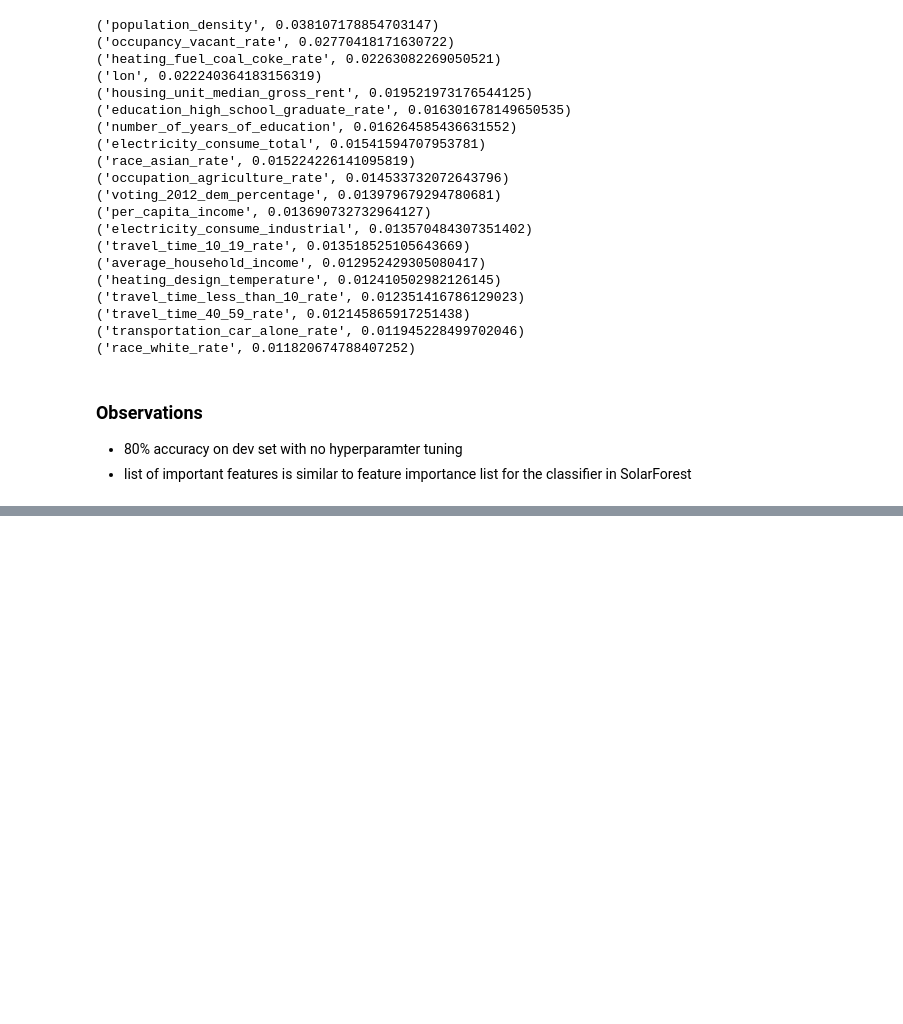
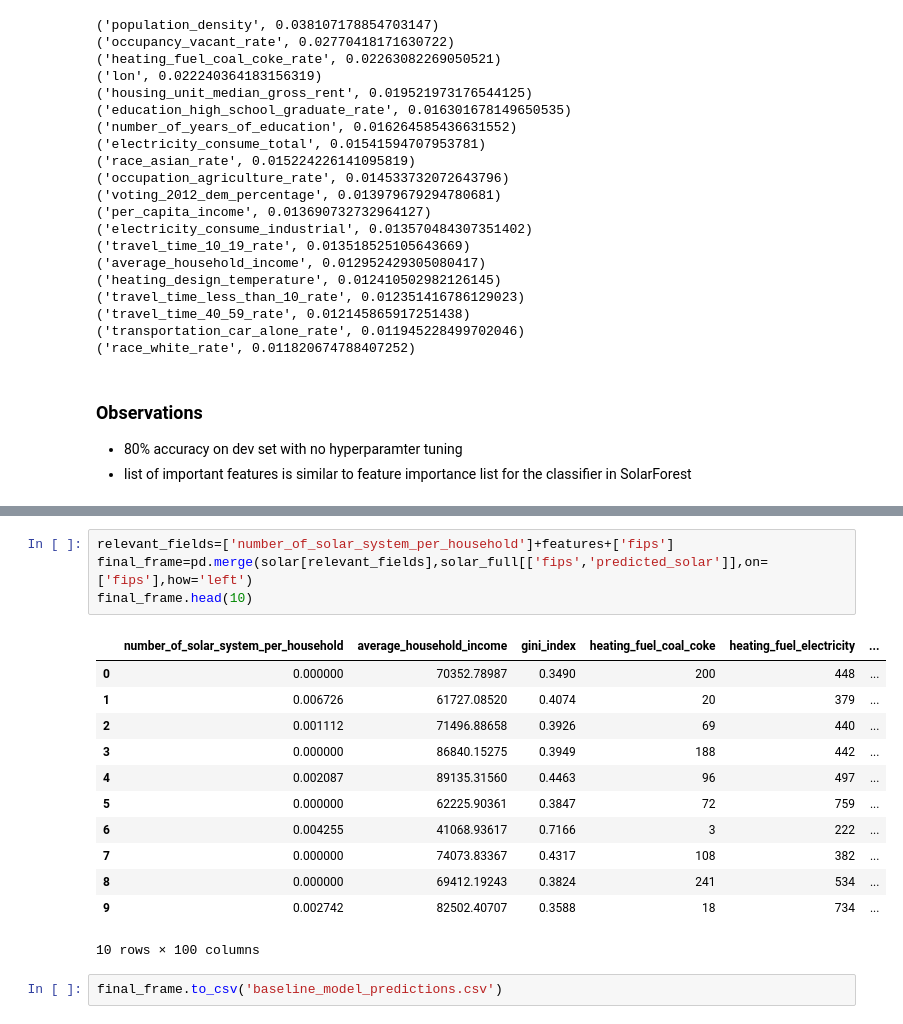
Before and after one commit to daxaurora/capstone_solarpanels, a Jupyter notebook: Modeling/Prediction Models - Noah.ipynb, the cells around one changed output, grey strips where cells are left out. Cells and saved outputs as stored; diff of their text form; blank space fills up the shorter version.

```diff
--- a/Modeling/Prediction Models - Noah.ipynb
+++ b/Modeling/Prediction Models - Noah.ipynb
@@ -117,0 +407,19 @@ for i in range(0,20):
+# %%
+relevant_fields=['number_of_solar_system_per_household']+features+['fips']
+final_frame=pd.merge(solar[relevant_fields],solar_full[['fips','predicted_solar']],on=['fips'],how='left')
+final_frame.head(10)
+# %% [output]
+|  | number_of_solar_system_per_household | average_household_income | gini_index | heating_fuel_coal_coke | heating_fuel_electricity | ... |
+| 0 | 0.000000 | 70352.78987 | 0.3490 | 200 | 448 | ... |
+| 1 | 0.006726 | 61727.08520 | 0.4074 | 20 | 379 | ... |
+| 2 | 0.001112 | 71496.88658 | 0.3926 | 69 | 440 | ... |
+| 3 | 0.000000 | 86840.15275 | 0.3949 | 188 | 442 | ... |
+| 4 | 0.002087 | 89135.31560 | 0.4463 | 96 | 497 | ... |
+| 5 | 0.000000 | 62225.90361 | 0.3847 | 72 | 759 | ... |
+| 6 | 0.004255 | 41068.93617 | 0.7166 | 3 | 222 | ... |
+| 7 | 0.000000 | 74073.83367 | 0.4317 | 108 | 382 | ... |
+| 8 | 0.000000 | 69412.19243 | 0.3824 | 241 | 534 | ... |
+| 9 | 0.002742 | 82502.40707 | 0.3588 | 18 | 734 | ... |
+10 rows × 100 columns
+# %%
+final_frame.to_csv('baseline_model_predictions.csv')
```
Also changed, not shown: parts of 28 cells of this notebook, 1 other file.
